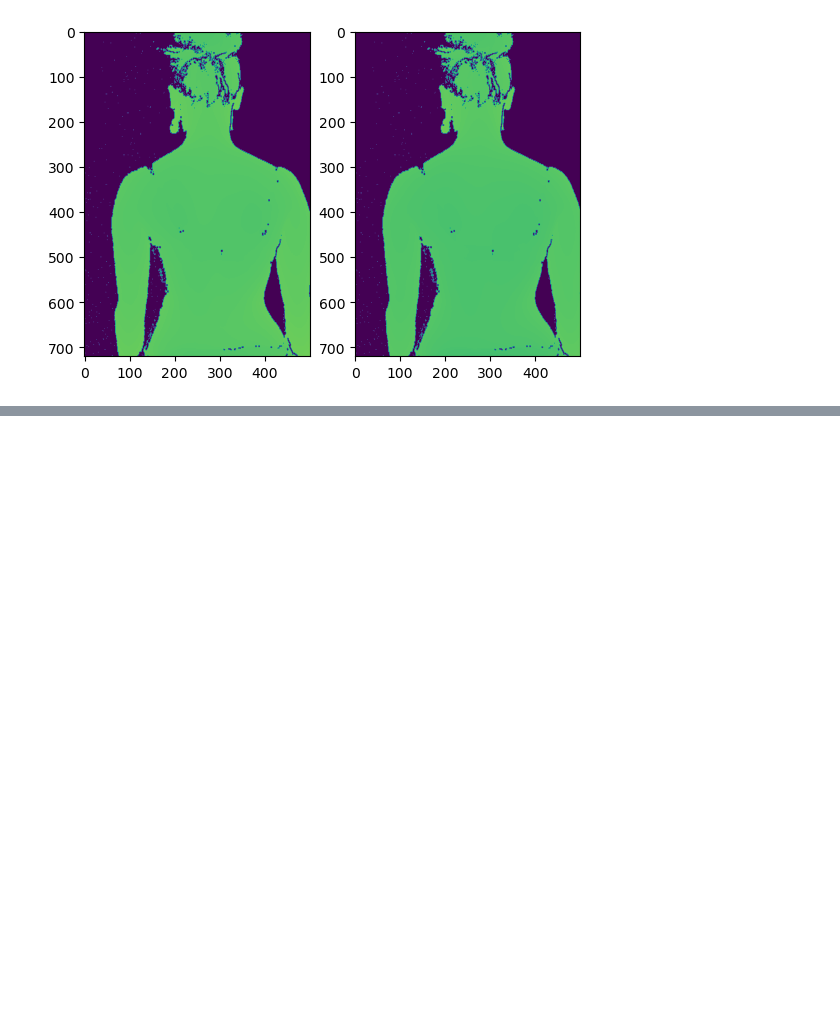
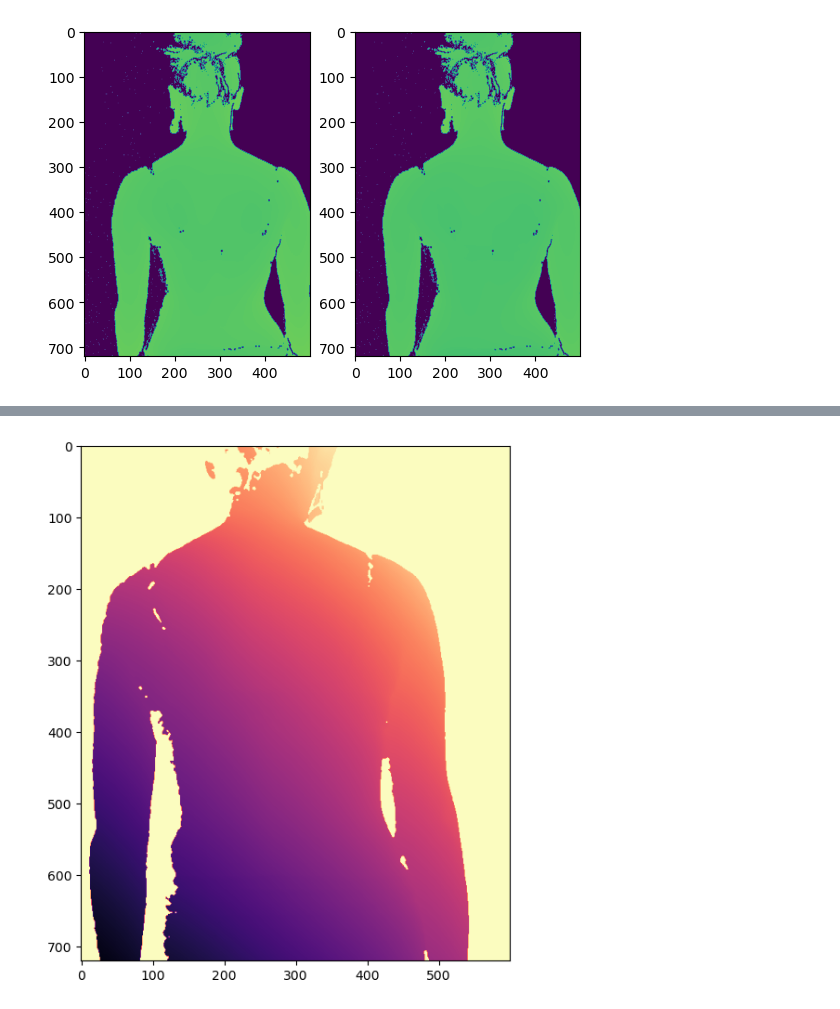
Before and after one commit to ghazalebra/interface_scoliose, a Jupyter notebook: rotate_pc.ipynb, the cells around one changed output, grey strips where cells are left out. Cells and saved outputs as stored; diff of their text form; code cells hidden in the pictures; blank space fills up the shorter version.

```diff
--- a/rotate_pc.ipynb
+++ b/rotate_pc.ipynb
@@ -112,0 +160,19 @@ plt.show()
+# %%
+matrix_R = np.asarray([[1,1,1], [1,1,1], [.5, .5, .5]])
+
+xyz = np.load(r'D:\StageE23\Data\Ete_2022\Participant05\autocorrection\Prise02\xyz_images\auto_02_011077_XYZ_0.npy')
+xyz_r = copy.deepcopy(xyz)
+
+xyz_r = linalg.matmul(xyz, matrix_R)
+xyz_r = np.asarray(xyz_r)
+
+z = xyz_r[:,:,2][560:1280, 300:900]
+z = z.astype(int)
+z = median_filter(z, 5)
+z[z == 0] = np.max(z) + 50 #convert background at 0 to deepest
+
+fig, ax = plt.subplots(1,1, figsize=(6, 7.2))
+plt.imshow(z, cmap = 'magma')
+plt.show()
+# %% [output]
+[figure, added]
```
Also changed, not shown: parts of 3 cells of this notebook, 4 other files.
